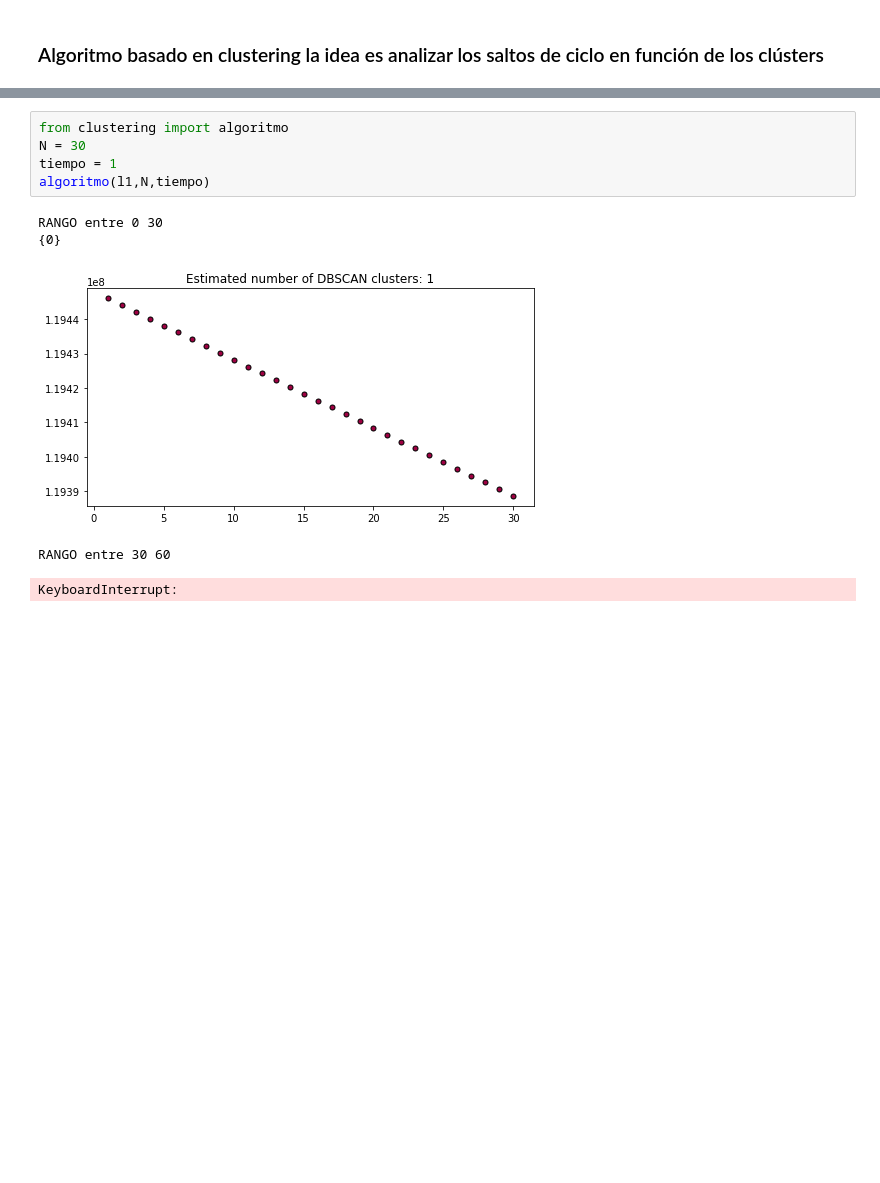
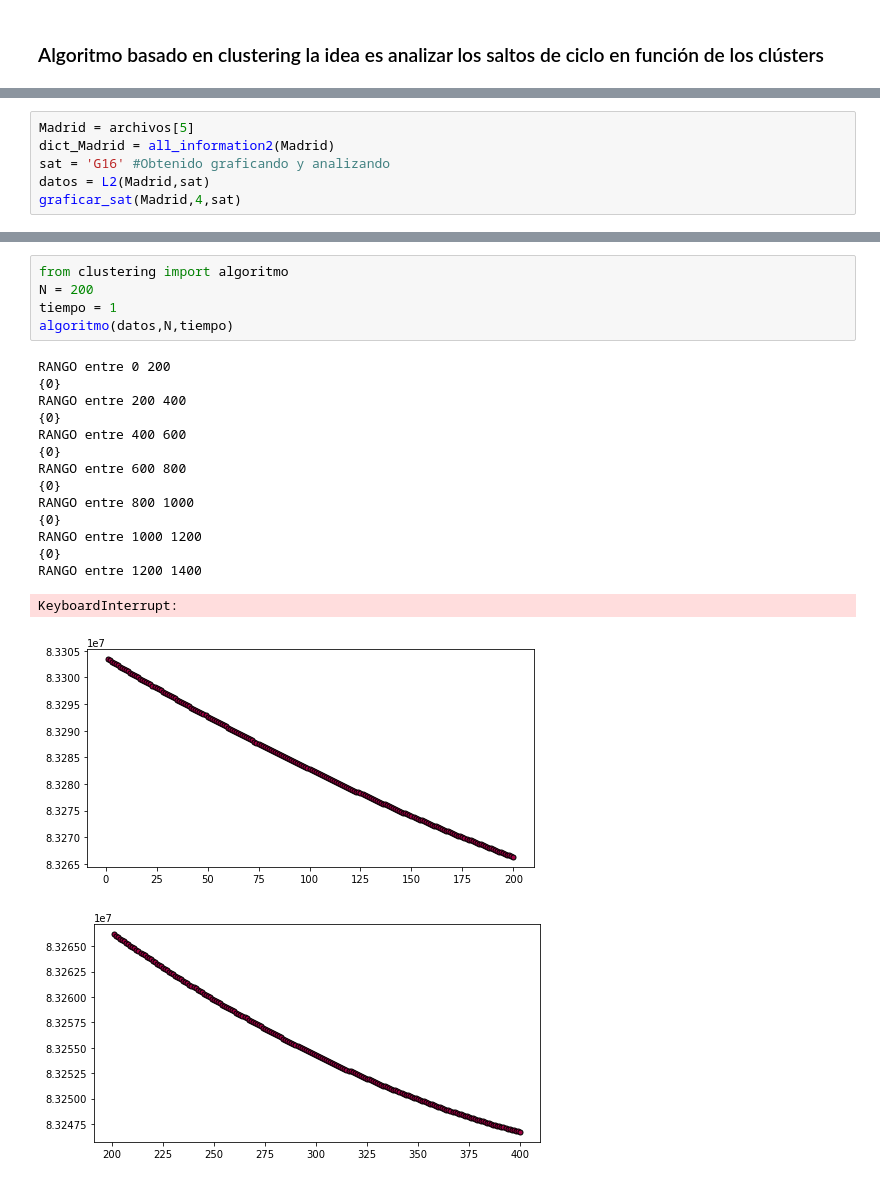
Before and after one commit to DavMat857/TFGPrueba, a Jupyter notebook: resumen.ipynb, the cells around one changed output, grey strips where cells are left out. Cells and saved outputs as stored; diff of their text form; blank space fills up the shorter version.

```diff
--- a/resumen.ipynb
+++ b/resumen.ipynb
@@ -100,0 +127,6 @@ Ahora podríamos realizar un estudio sobre esos valores para ver que sucede con
+# %%
+Madrid = archivos[5]
+dict_Madrid = all_information2(Madrid)
+sat = 'G16' #Obtenido graficando y analizando
+datos = L2(Madrid,sat)
+graficar_sat(Madrid,4,sat)
@@ -101,11 +135,22 @@ Ahora podríamos realizar un estudio sobre esos valores para ver que sucede con
 # %%
 from clustering import algoritmo
-N = 30
+N = 200
 tiempo = 1
-algoritmo(l1,N,tiempo)
+algoritmo(datos,N,tiempo)
 # %% [output]
-RANGO entre 0 30
+RANGO entre 0 200
 {0}
+RANGO entre 200 400
+{0}
+RANGO entre 400 600
+{0}
+RANGO entre 600 800
+{0}
+RANGO entre 800 1000
+{0}
+RANGO entre 1000 1200
+{0}
+RANGO entre 1200 1400
+KeyboardInterrupt:
-[figure, old version]
+[figure, new version]
-RANGO entre 30 60
-KeyboardInterrupt:
+[figure, added]
```
Also changed, not shown: parts of 20 cells of this notebook, 6 other files.
